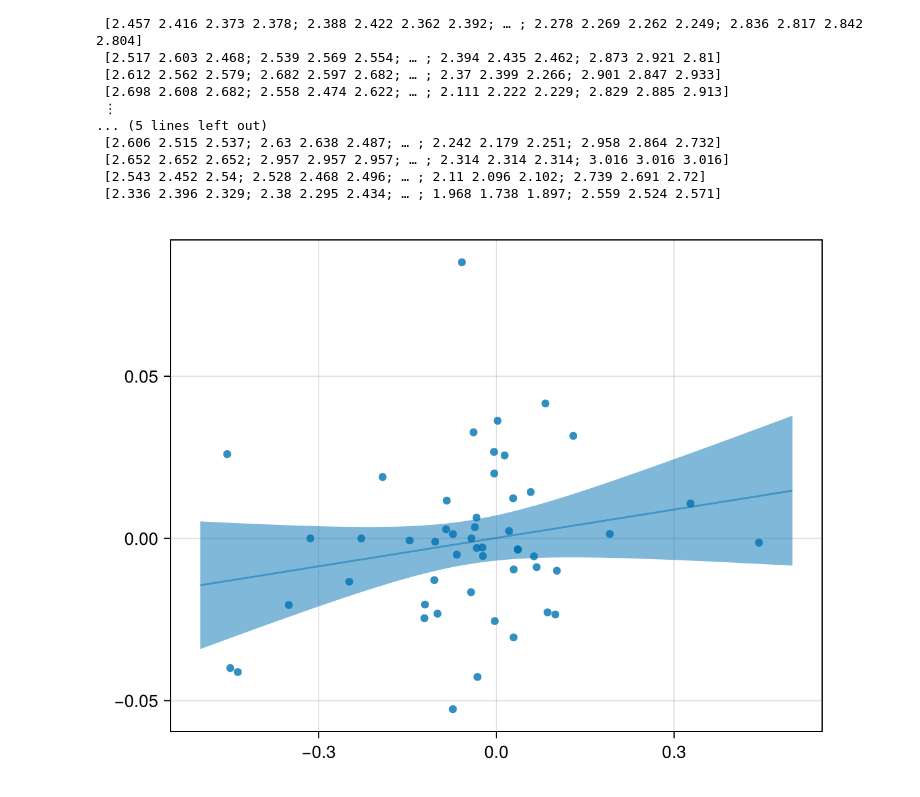
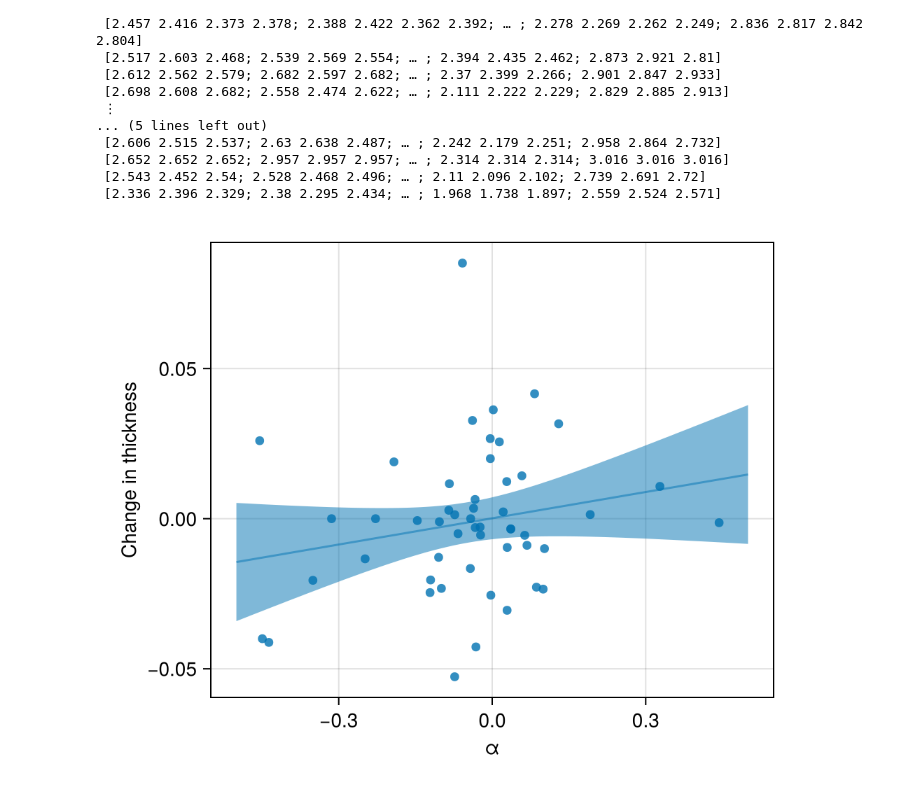
Before and after one commit to PavanChaggar/local-fkpp, a Jupyter notebook: adni/inference/analysis/notebooks/atrophy_analysis.ipynb, the cells around one changed output. Saved outputs shown, nothing was run; the diff lists cells and outputs as text; code cells hidden in the pictures.

```diff
--- a/adni/inference/analysis/notebooks/atrophy_analysis.ipynb
+++ b/adni/inference/analysis/notebooks/atrophy_analysis.ipynb
@@ -168,0 +172,2 @@ abneg_thickness, abneg_thickness_data = get_thickness(abneg_atr_df, abneg_atr_da
+# %%
+noec = setdiff(1:1:68, [27, 61])
@@ -186,7 +209,7 @@ for (i, (d, atr, label, lim)) in enumerate(zip(reverse([taupos_thickness_data, t
     subsuvr = calc_suvr.(d)
     subdata = [normalise(sd[c_idx,:], u0[c_idx], cc[c_idx]) for sd in subsuvr]
 
-    df = DataFrame(d = vec(mean(reduce(hcat, get_diff.(subdata)), dims=2))[nonoutliers], v = vec(mean(reduce(hcat, get_diff.(atr)), dims=2))[nonoutliers])
+    df = DataFrame(d = vec(mean(reduce(hcat, get_diff.(subdata)), dims=2))[noec], v = vec(mean(reduce(hcat, get_diff.(atr)), dims=2))[noec])
 
     ols = lm(@formula(v ~ d), df)
     pred = predict(ols, df)
@@ -199,6 +222,7 @@ for (i, (d, atr, label, lim)) in enumerate(zip(reverse([taupos_thickness_data, t
     lines!(ax, tdf.d, pred.prediction, color=(cols[1], 0.5))
     band!(ax, tdf.d, pred.lower, pred.upper, color=(cols[1], 0.5))
 end
+save(projectdir("visualisation/thickness-vs-suvr.pdf"), f)
 f
 # %% [output]
 [figure]
@@ -268,17 +272,20 @@ as = [meanpst["α[$i]", :mean] for i in abneg_idx]
 # %%
 
 df = DataFrame(d = as, v = vec(mean(reduce(hcat, get_diff.(abneg_atr_icv)), dims=1)))
 
 ols = lm(@formula(v ~ d), df)
 pred = predict(ols, df)
 
 tdf = DataFrame(d = -0.5:0.001:0.5)
 pred = predict(ols, tdf, interval = :confidence, level = 0.95) |> dropmissing
 
 # f = scatter(vec(mean(reduce(hcat, get_diff.(subdata)), dims=2)), vec(mean(reduce(hcat, get_diff.(vols)), dims=2)), color=(cols[3], 0.8),)
-f = scatter(df.d, df.v, color=(cols[1], 0.8),)
+f = Figure(size=(500, 400))
+ax = Axis(f[1,1], xlabel="α", ylabel="Change in thickness")
+scatter!(df.d, df.v, color=(cols[1], 0.8),)
 lines!(tdf.d, pred.prediction, color=(cols[1], 0.5))
 band!(tdf.d, pred.lower, pred.upper, color=(cols[1], 0.5))
+save(projectdir("visualisation/thickness-vs-alpha.pdf"), f)
 f
 # %% [output]
-[figure, old version]
+[figure, new version]
```
Also changed, not shown: parts of 7 cells of this notebook.
